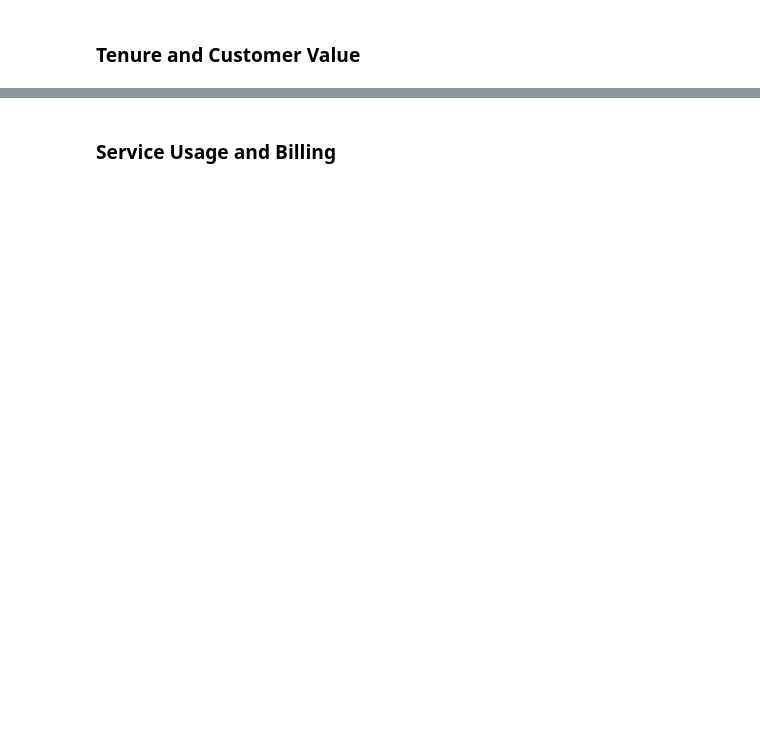
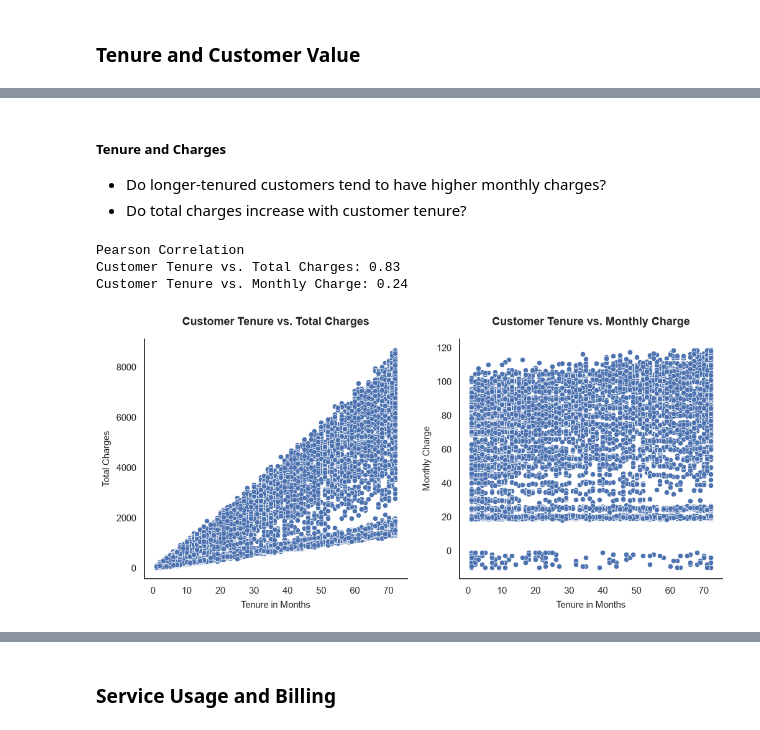
Before and after one commit to pendergataxel/telecom-customer-churn-analysis, a Jupyter notebook: notebooks/03_bivariate_and_churn_drivers.ipynb, the cells around one changed output, grey strips where cells are left out. Drawn from its saved outputs; the diff is of its cells as text; code cells hidden in the pictures; blank space fills up the shorter version.

```diff
--- a/notebooks/03_bivariate_and_churn_drivers.ipynb
+++ b/notebooks/03_bivariate_and_churn_drivers.ipynb
@@ -278,0 +332,33 @@ Among customers with internet service, adoption of additional services shows lit
+# %% [markdown]
+##### Tenure and Charges
+- Do longer-tenured customers tend to have higher monthly charges?
+- Do total charges increase with customer tenure?
+# %%
+fig, (ax1, ax2) = plt.subplots(1, 2, figsize=(12, 5))
+
+ax1 = sns.scatterplot(
+    churn_df,
+    x='Tenure in Months',
+    y='Total Charges',
+    ax=ax1
+)
+
+ax1.set_title('Customer Tenure vs. Total Charges')
+
+ax2 = sns.scatterplot(
+    churn_df,
+    x='Tenure in Months',
+    y='Monthly Charge',
+    ax=ax2
+)
+
+ax2.set_title('Customer Tenure vs. Monthly Charge')
+
+print('Pearson Correlation')
+print(f"Customer Tenure vs. Total Charges: {churn_df['Tenure in Months'].corr(churn_df['Total Charges']):.2f}")
+print(f"Customer Tenure vs. Monthly Charge: {churn_df['Tenure in Months'].corr(churn_df['Monthly Charge']):.2f}")
+# %% [output]
+Pearson Correlation
+Customer Tenure vs. Total Charges: 0.83
+Customer Tenure vs. Monthly Charge: 0.24
+[figure, added]
```
Also changed, not shown: parts of 57 cells of this notebook.
